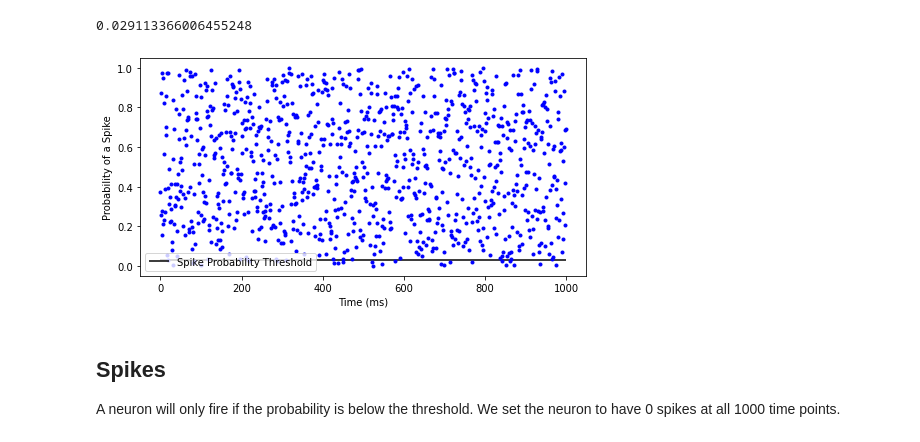
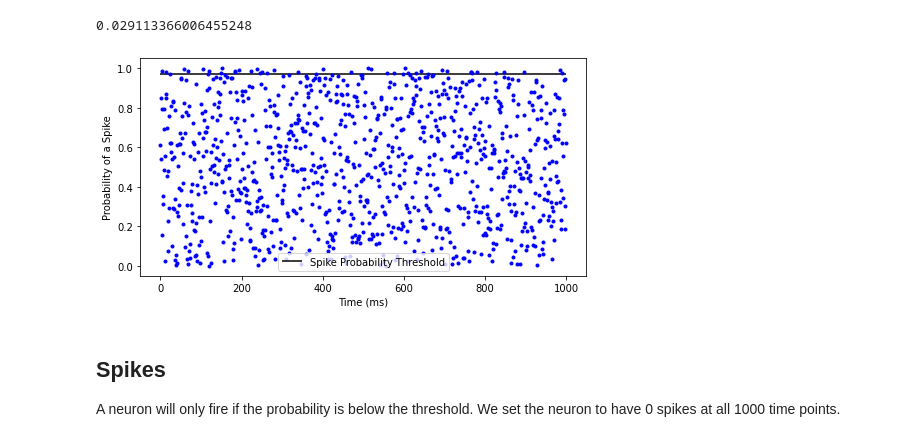
Before and after one commit to john-s-butler-dit/Basic-Introduction-to-Python, a Jupyter notebook: W2T1 Simulate a Spiking Neuron.ipynb, the cells around one changed output. Saved outputs shown, nothing was run; the diff lists cells and outputs as text; code cells hidden in the pictures.

```diff
--- a/W2T1 Simulate a Spiking Neuron.ipynb
+++ b/W2T1 Simulate a Spiking Neuron.ipynb
@@ -46,13 +46,13 @@ print(Spike_Probability_Threshold)
 # %%
 fig = plt.figure(figsize=(8,4)) # This setups the size of the figure
 plt.plot(Random_numbers,'.',color='blue')
-plt.hlines(Spike_Probability_Threshold,0,1000,label='Spike Probability Threshold')
+plt.hlines(1-Spike_Probability_Threshold,0,1000,label='Spike Probability Threshold')
 plt.legend()
 plt.xlabel('Time (ms)')
 plt.ylabel('Probability of a Spike')
 plt.show() # This plots the figure
 # %% [output]
-[figure, old version]
+[figure, new version]
 # %% [markdown]
 ## Spikes
 A neuron will only fire if the probability is below the threshold.
```
Also changed, not shown: parts of 7 cells of this notebook.
